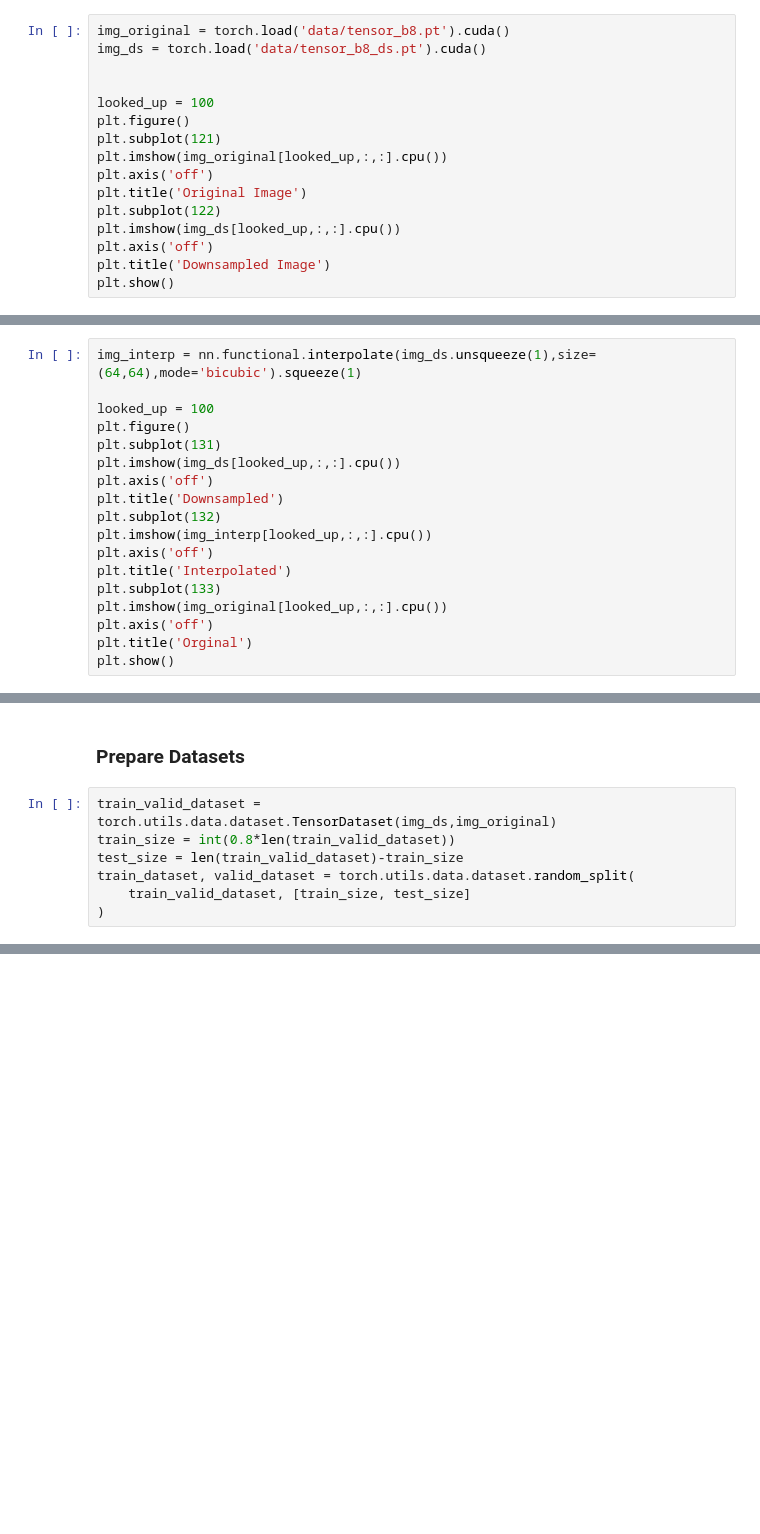
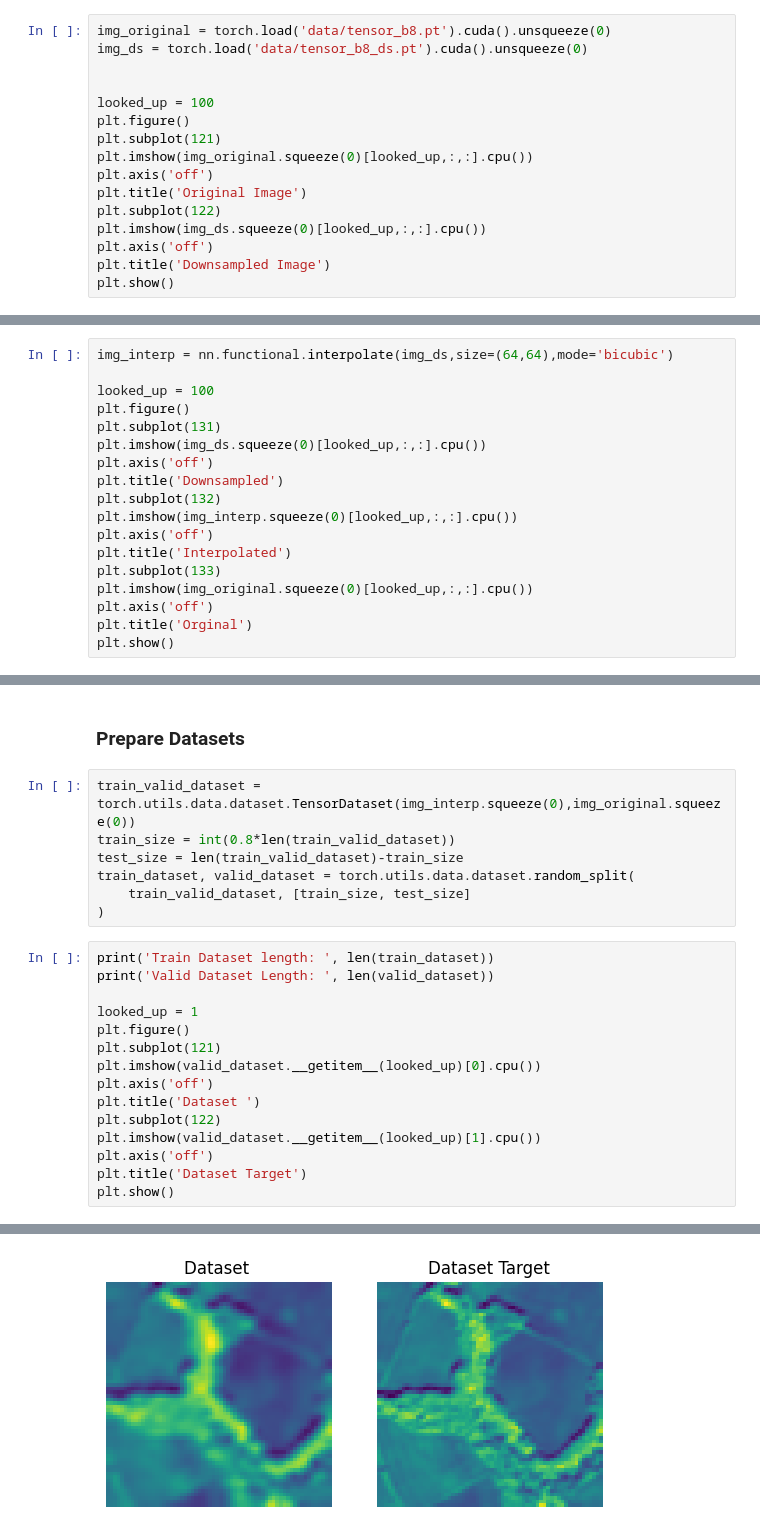
Before and after one commit to nathan-rousselot/super_resolution, a Jupyter notebook: main.ipynb, the cells around one changed output, grey strips where cells are left out. Drawn from its saved outputs; the diff is of its cells as text; blank space fills up the shorter version.

```diff
--- a/main.ipynb
+++ b/main.ipynb
@@ -12,18 +30,18 @@ from tqdm import tqdm
 # %% [markdown]
 ### Load Data
 # %%
-img_original = torch.load('data/tensor_b8.pt').cuda()
-img_ds = torch.load('data/tensor_b8_ds.pt').cuda()
+img_original = torch.load('data/tensor_b8.pt').cuda().unsqueeze(0)
+img_ds = torch.load('data/tensor_b8_ds.pt').cuda().unsqueeze(0)
 
 
 looked_up = 100
 plt.figure()
 plt.subplot(121)
-plt.imshow(img_original[looked_up,:,:].cpu())
+plt.imshow(img_original.squeeze(0)[looked_up,:,:].cpu())
 plt.axis('off')
 plt.title('Original Image')
 plt.subplot(122)
-plt.imshow(img_ds[looked_up,:,:].cpu())
+plt.imshow(img_ds.squeeze(0)[looked_up,:,:].cpu())
 plt.axis('off')
 plt.title('Downsampled Image')
 plt.show()
@@ -32,18 +50,18 @@ plt.show()
 # %%
-img_interp = nn.functional.interpolate(img_ds.unsqueeze(1),size=(64,64),mode='bicubic').squeeze(1)
+img_interp = nn.functional.interpolate(img_ds,size=(64,64),mode='bicubic')
 
 looked_up = 100
 plt.figure()
 plt.subplot(131)
-plt.imshow(img_ds[looked_up,:,:].cpu())
+plt.imshow(img_ds.squeeze(0)[looked_up,:,:].cpu())
 plt.axis('off')
 plt.title('Downsampled')
 plt.subplot(132)
-plt.imshow(img_interp[looked_up,:,:].cpu())
+plt.imshow(img_interp.squeeze(0)[looked_up,:,:].cpu())
 plt.axis('off')
 plt.title('Interpolated')
 plt.subplot(133)
-plt.imshow(img_original[looked_up,:,:].cpu())
+plt.imshow(img_original.squeeze(0)[looked_up,:,:].cpu())
 plt.axis('off')
 plt.title('Orginal')
 plt.show()
@@ -52,9 +70,25 @@ plt.show()
 # %% [markdown]
 ### Prepare Datasets
 # %%
-train_valid_dataset = torch.utils.data.dataset.TensorDataset(img_ds,img_original)
+train_valid_dataset = torch.utils.data.dataset.TensorDataset(img_interp.squeeze(0),img_original.squeeze(0))
 train_size = int(0.8*len(train_valid_dataset))
 test_size = len(train_valid_dataset)-train_size
 train_dataset, valid_dataset = torch.utils.data.dataset.random_split(
     train_valid_dataset, [train_size, test_size]
 )
+# %%
+print('Train Dataset length: ', len(train_dataset))
+print('Valid Dataset Length: ', len(valid_dataset))
+
+looked_up = 1
+plt.figure()
+plt.subplot(121)
+plt.imshow(valid_dataset.__getitem__(looked_up)[0].cpu())
+plt.axis('off')
+plt.title('Dataset ')
+plt.subplot(122)
+plt.imshow(valid_dataset.__getitem__(looked_up)[1].cpu())
+plt.axis('off')
+plt.title('Dataset Target')
+plt.show()
+# %% [output]
@@ -61,3 +97,4 @@ train_dataset, valid_dataset = torch.utils.data.dataset.random_split(
+[figure, added]
 # %%
 mean_ = torch.zeros_like(train_dataset[0][0])
 std_ = torch.zeros_like(train_dataset[0][0])
```
Also changed, not shown: parts of 15 cells of this notebook.
